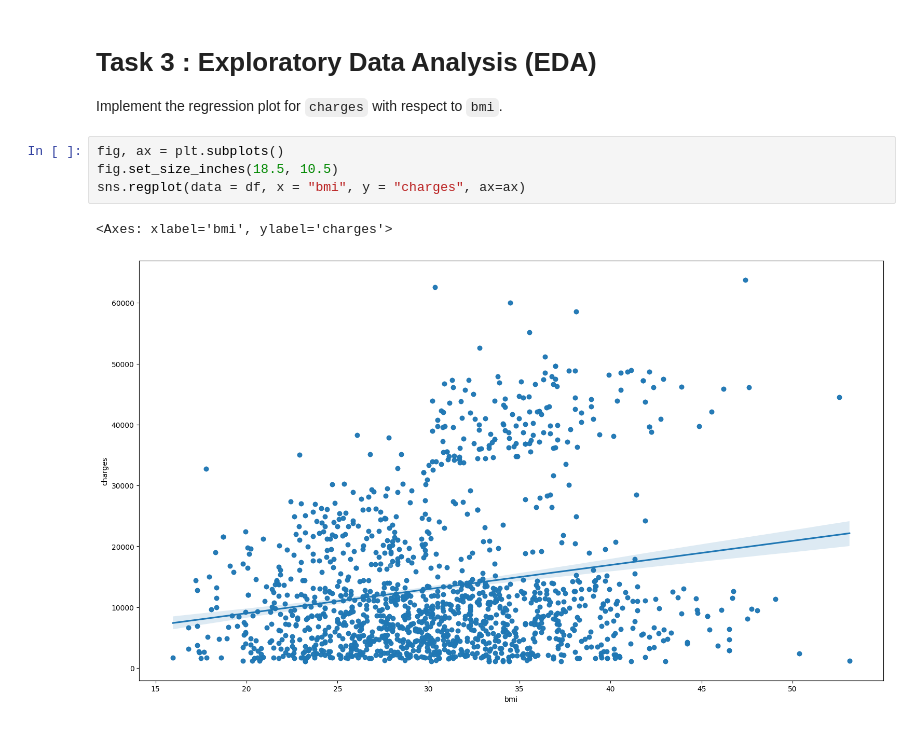
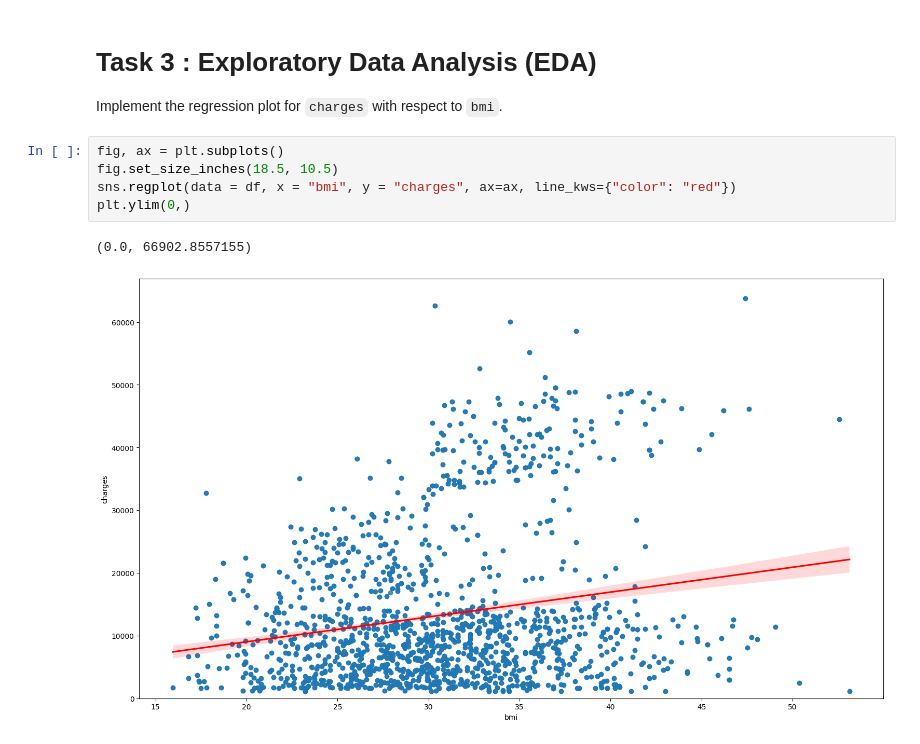
Before and after one commit to VishSeran/Insurance-Cost-Analysis, a Jupyter notebook: insurance_cost_analysis.ipynb, the cells around one changed output. Drawn from its saved outputs; the diff is of its cells as text.

```diff
--- a/insurance_cost_analysis.ipynb
+++ b/insurance_cost_analysis.ipynb
@@ -153,7 +153,8 @@ Implement the regression plot for `charges` with respect to `bmi`.
 # %%
 fig, ax = plt.subplots()
 fig.set_size_inches(18.5, 10.5)
-sns.regplot(data = df, x = "bmi", y = "charges", ax=ax)
+sns.regplot(data = df, x = "bmi", y = "charges", ax=ax, line_kws={"color": "red"})
+plt.ylim(0,)
 # %% [output]
-<Axes: xlabel='bmi', ylabel='charges'>
+(0.0, 66902.8557155)
-[figure, old version]
+[figure, new version]
```
Also changed, not shown: parts of 5 cells of this notebook.
